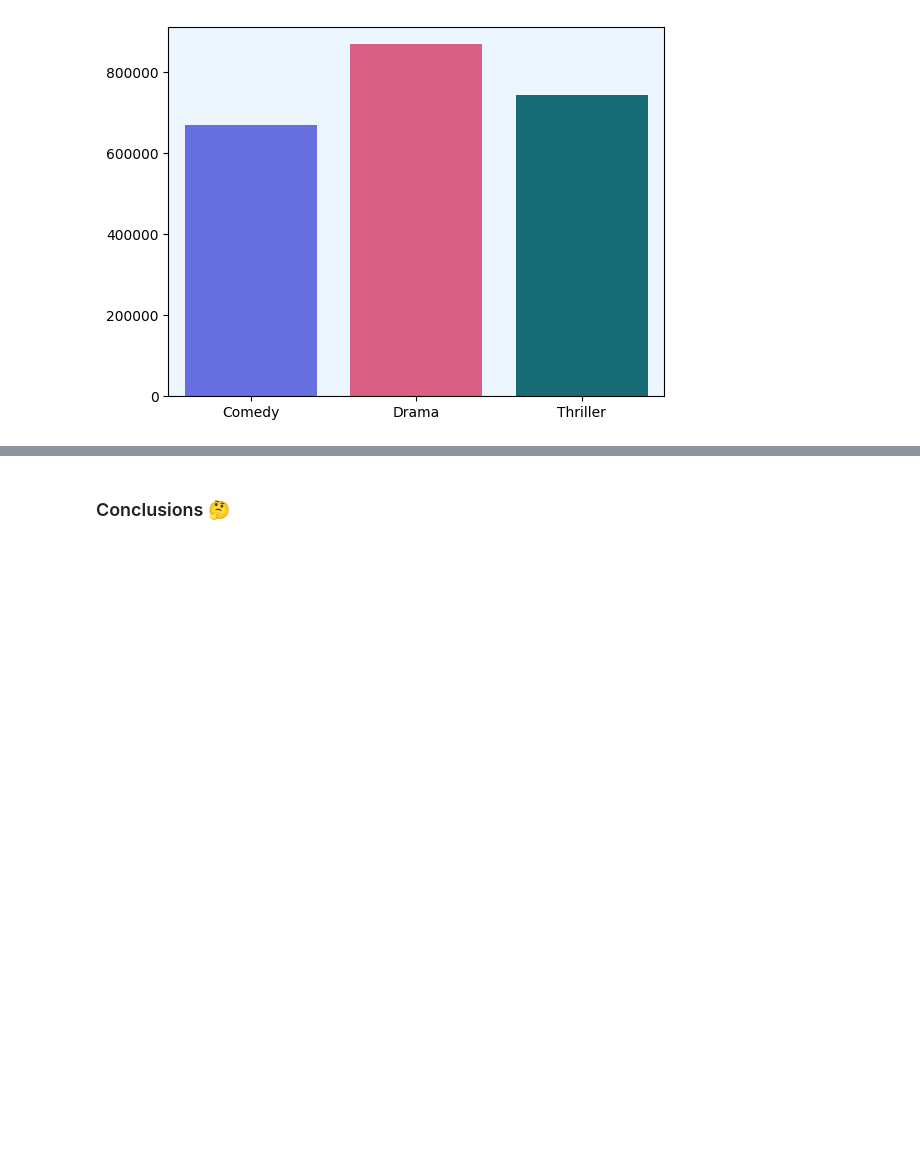
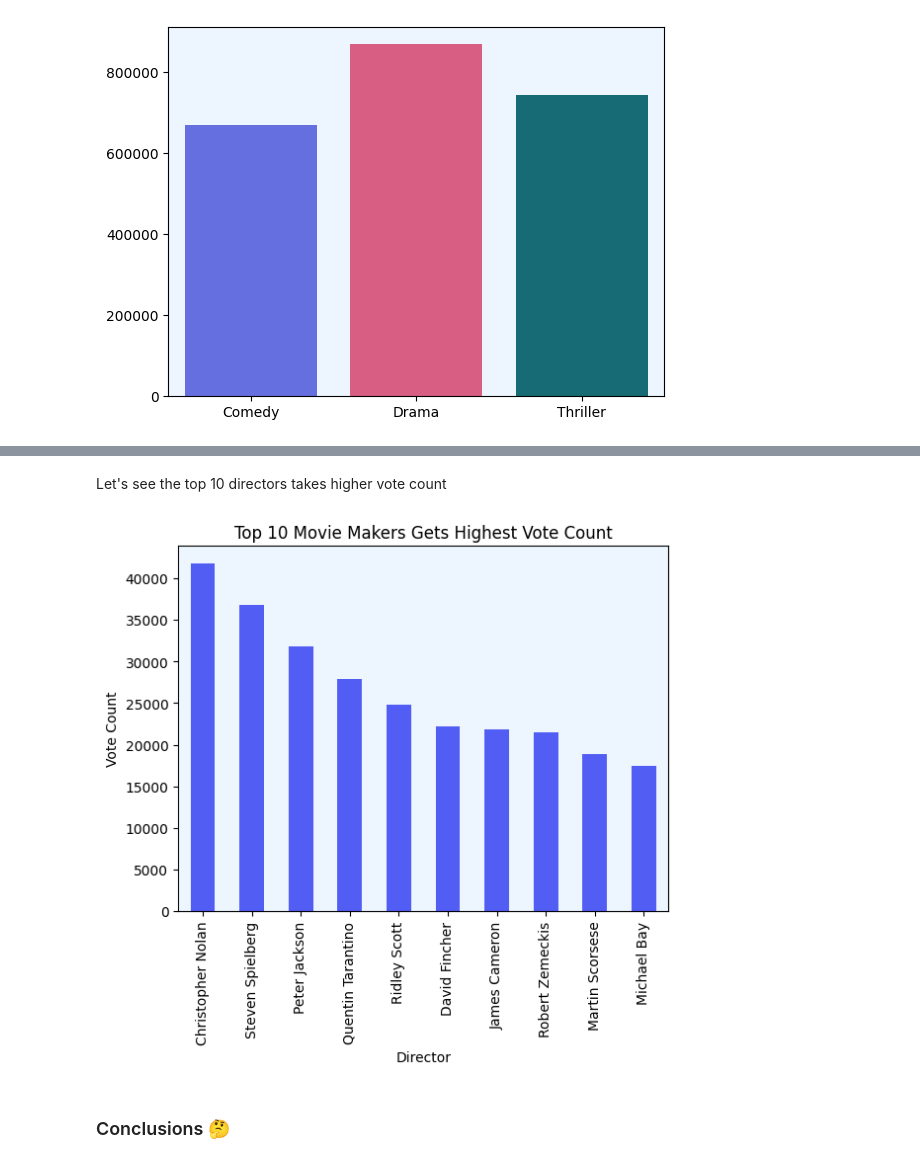
Before and after one commit to mszakii/DECI-L3-P1, a Jupyter notebook: project.ipynb, the cells around one changed output, grey strips where cells are left out. Saved outputs shown, nothing was run; the diff lists cells and outputs as text; code cells hidden in the pictures; blank space fills up the shorter version.

```diff
--- a/project.ipynb
+++ b/project.ipynb
@@ -215,2 +237,9 @@ sns.barplot(vote_counts_genres_df)
+# %% [markdown]
+Let's see the top 10 directors takes higher vote count
+# %%
+data.groupby("director")['vote_count'].sum().sort_values(ascending=False).head(10).plot(kind="bar")
+plot("Director", "Vote Count", "Top 10 Movie Makers Gets Highest Vote Count")
+# %% [output]
+[figure, added]
 # %% [markdown]
 ### Conclusions 🤔
```
Also changed, not shown: parts of 6 cells of this notebook.
